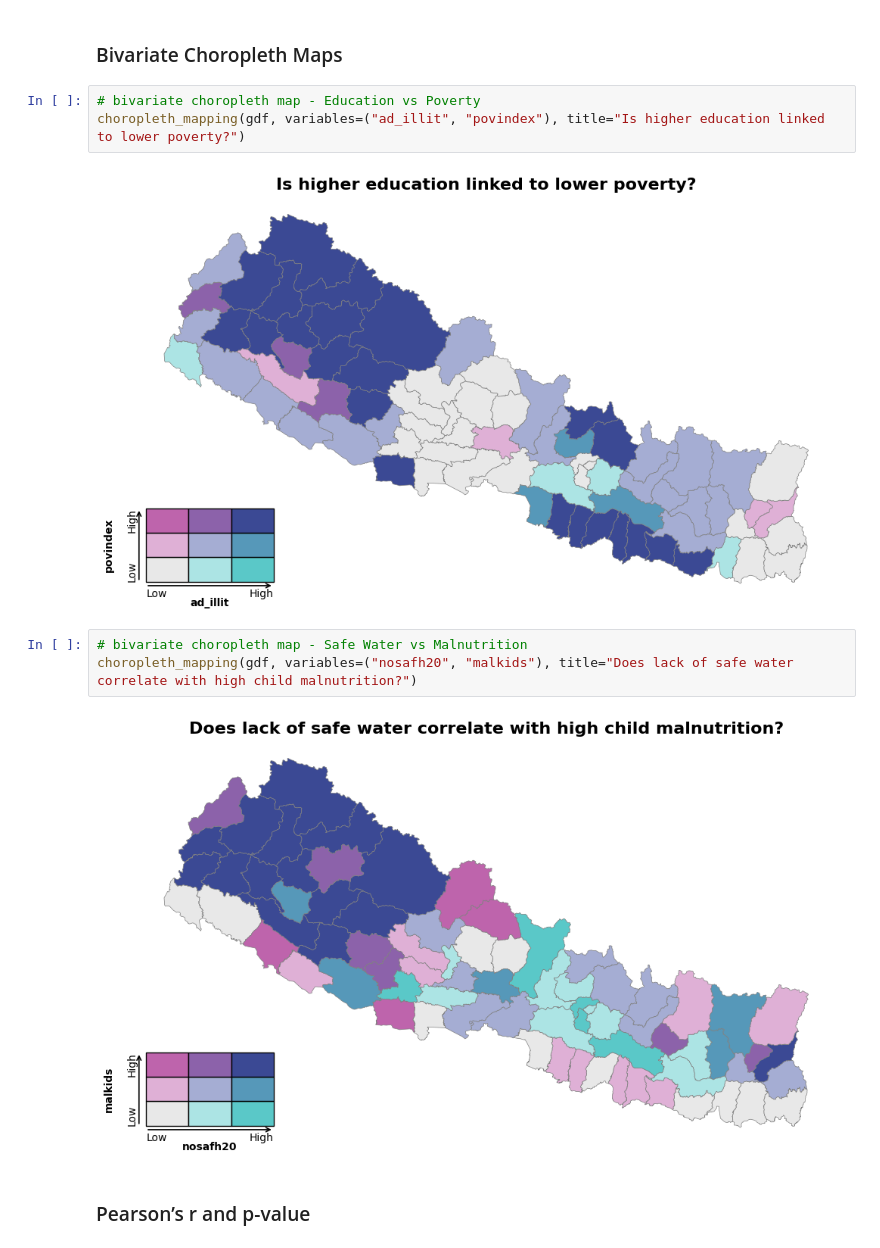
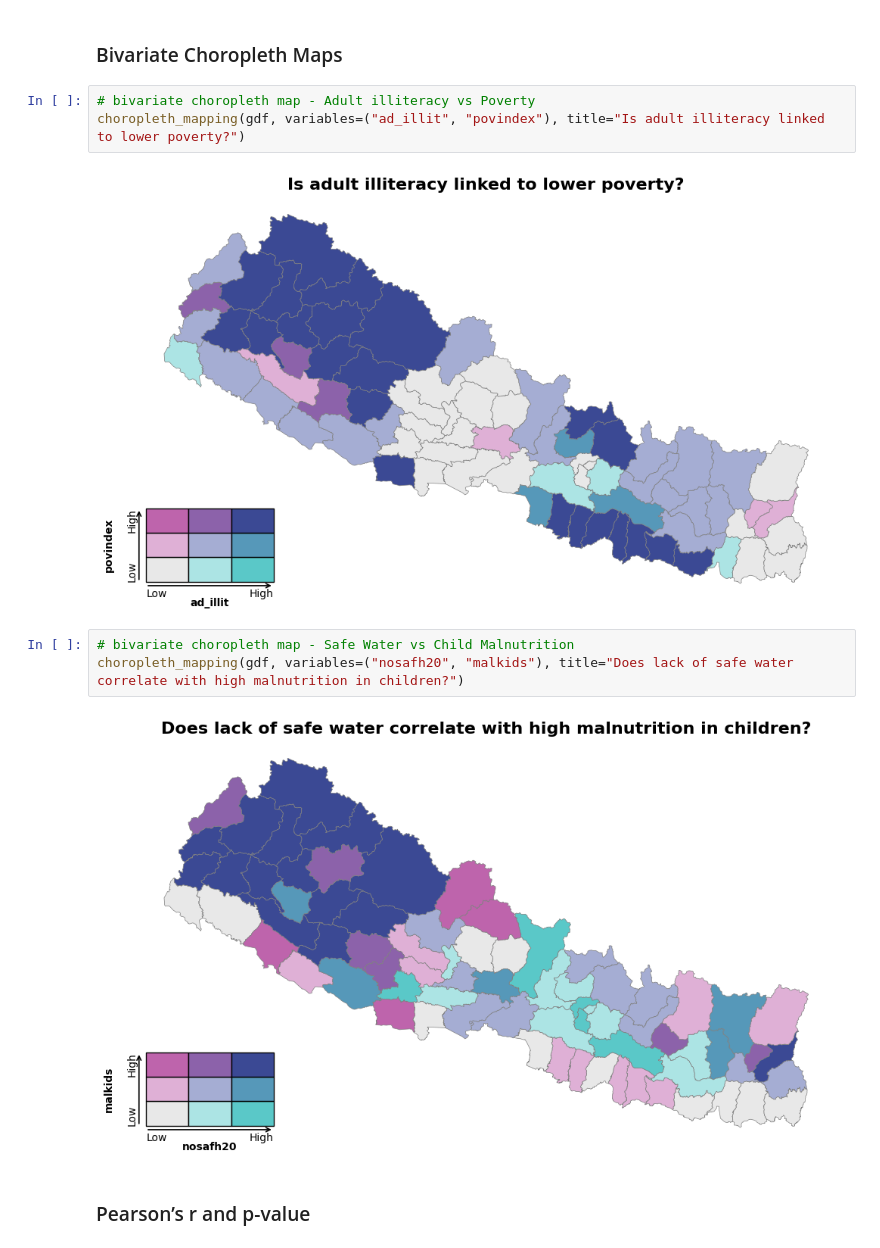
Before and after one commit to veronhoxha/health-poverty-and-education-indicators-for-nepal-districts, a Jupyter notebook: code/notebook.ipynb, the cells around one changed output. Drawn from its saved outputs; the diff is of its cells as text.

```diff
--- a/code/notebook.ipynb
+++ b/code/notebook.ipynb
@@ -174,15 +174,15 @@ choropleth_mapping(gdf, variables="ad_illit", title="Adult illiteracy rate by Di
 # %% [markdown]
 ### Bivariate Choropleth Maps
 # %%
-# bivariate choropleth map - Education vs Poverty
-choropleth_mapping(gdf, variables=("ad_illit", "povindex"), title="Is higher education linked to lower poverty?")
+# bivariate choropleth map - Adult illiteracy vs Poverty
+choropleth_mapping(gdf, variables=("ad_illit", "povindex"), title="Is adult illiteracy linked to lower poverty?")
 # %% [output]
-[figure, old version]
+[figure, new version]
 # %%
-# bivariate choropleth map - Safe Water vs Malnutrition
-choropleth_mapping(gdf, variables=("nosafh20", "malkids"), title="Does lack of safe water correlate with high child malnutrition?")
+# bivariate choropleth map - Safe Water vs Child Malnutrition
+choropleth_mapping(gdf, variables=("nosafh20", "malkids"), title="Does lack of safe water correlate with high malnutrition in children?")
 # %% [output]
-[figure, old version]
+[figure, new version]
 # %% [markdown]
 ### Pearson’s r and	p-value
 # %%
```
Also changed, not shown: parts of 4 cells of this notebook, 1 other file.
